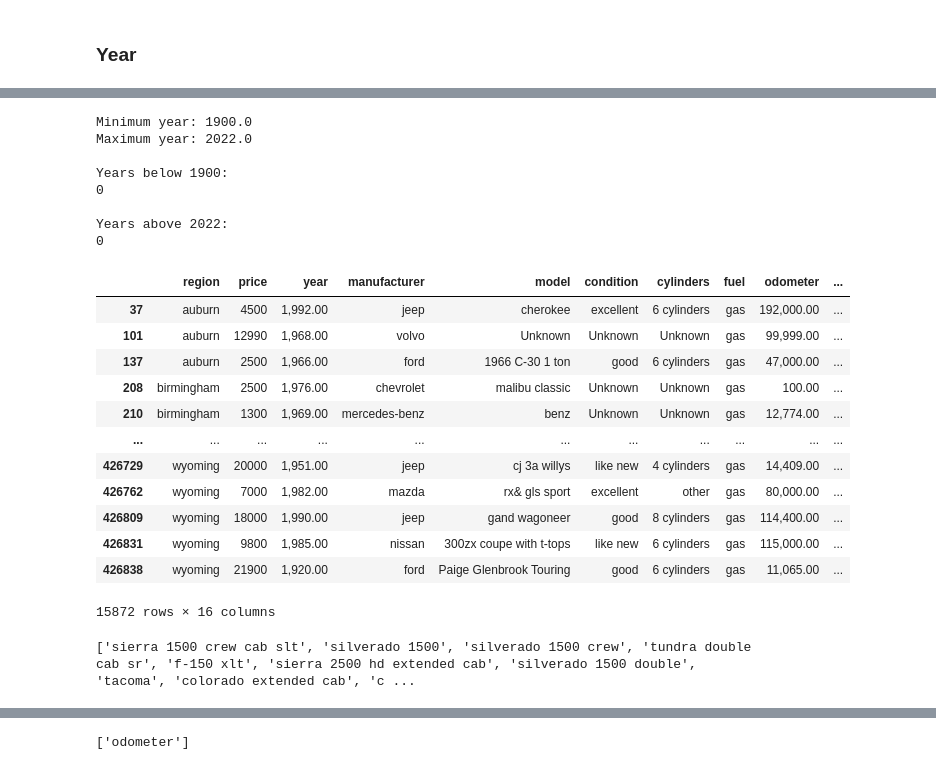
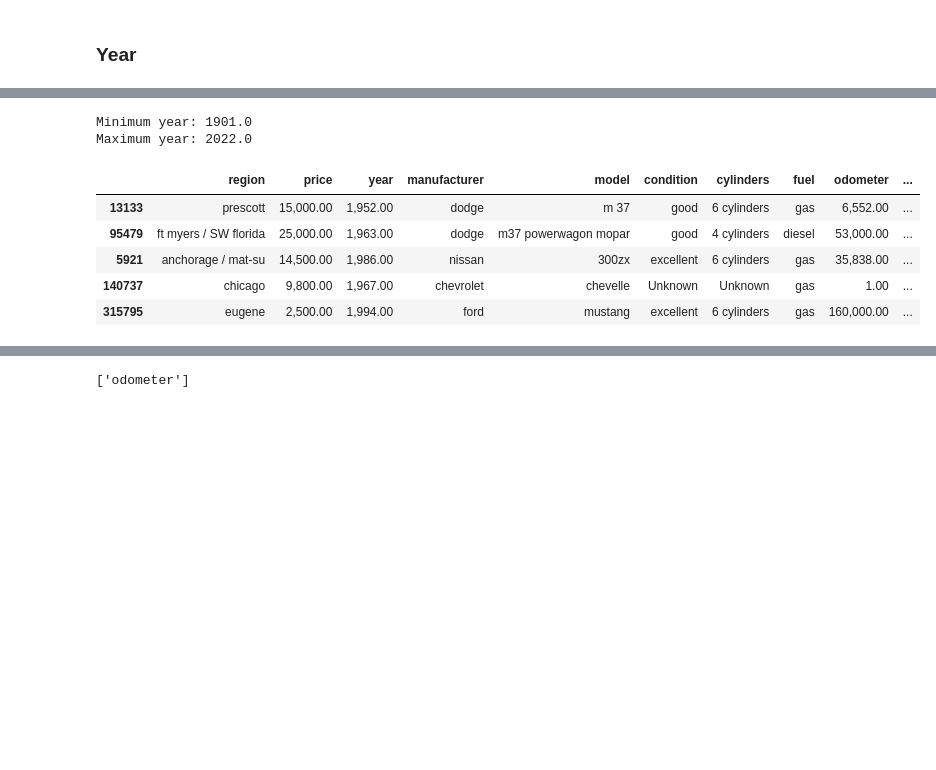
Before and after one commit to ahmed4mohamed4/machine_learning, a Jupyter notebook: projects/used_car_price/model/main.ipynb, the cells around one changed output, grey strips where cells are left out. Saved outputs shown, nothing was run; the diff lists cells and outputs as text; code cells hidden in the pictures; blank space fills up the shorter version.

```diff
--- a/projects/used_car_price/model/main.ipynb
+++ b/projects/used_car_price/model/main.ipynb
@@ -300,0 +351,2 @@ plt.show ()
+# %%
+df.loc[df["year"] == 1900, "year"] = np.nan
@@ -557,3 +550,22 @@ df['model'] = df['model'].replace (missing_values, np.nan)
+# %%
+missing_values = [
+    'nan',
+
+    'all', 'All', 'ALL', 'any', 'Any', 'ANY',
+    'NONE', 'etc', 'etc.', 'also', 'many',
+
+    'New', 'car', 'Car', 'cars', 'You',
+    'Xxx', 'Xx', 'junk', 'Junk', 'inc',
+
+    '%', ':', '-', '.', '♿', '0', '1234', 'll', 'ak',
+
+    'p', 'a', 'A', 'c', 'C', 'e', 'f', 'g', 'G', 'h',
+    'H', 'i', 'm', 'N', 'O', 'R', 's', 't', 'v', 'x', 'z',
+
+    'any and all'
+]
+
+df['model'] = df['model'].replace (missing_values, np.nan)
 # %%
 task = {
     "columns": ['model'],
@@ -751,18 +722,0 @@ print (df[df["price"] > 500_000]["price"].unique ().tolist ())
-# %%
-suspicious_prices = [
-    987654321,
-    99999999,
-    1111111,
-    1111111111,
-    123456789,
-    1234567890,
-    1234567,
-    1666666,
-    12345678,
-    777777,
-    11111111,
-    113456789,
-    999999
-]
-
-df = df [~df ["price"].isin (suspicious_prices)]
@@ -805,5 +733,5 @@ append_to_to_do (task)
 # %%
-df = df [df["price"] <= 500_000]
+df = df[(df["price"] <= 500_000) | (df["price"].isna())]
 # %%
 (df["price"] > 500_000).sum ()
 # %% [output]
@@ -1015,50 +932,27 @@ Percentage: 3.72%
 # %%
 print("Minimum year:", df["year"].min())
 print("Maximum year:", df["year"].max())
-
-print("\nYears below 1900:")
-print((df["year"] < 1900).sum())
-
-print("\nYears above 2022:")
-print((df["year"] > 2022).sum())
 # %% [output]
-Minimum year: 1900.0
+Minimum year: 1901.0
 Maximum year: 2022.0
-
-Years below 1900:
-0
-
-Years above 2022:
-0
 # %%
 Q1 = df["year"].quantile(0.25)
 Q3 = df["year"].quantile(0.75)
 IQR = Q3 - Q1
 
 lower_bound = Q1 - 1.5 * IQR
 upper_bound = Q3 + 1.5 * IQR
 
 year_outliers = df[
     (df["year"] < lower_bound) |
     (df["year"] > upper_bound)
 ]
 
-year_outliers
+year_outliers.sample (5)
 # %% [output]
 |  | region | price | year | manufacturer | model | condition | cylinders | fuel | odometer | ... |
-| 37 | auburn | 4500 | 1,992.00 | jeep | cherokee | excellent | 6 cylinders | gas | 192,000.00 | ... |
-| 101 | auburn | 12990 | 1,968.00 | volvo | Unknown | Unknown | Unknown | gas | 99,999.00 | ... |
-| 137 | auburn | 2500 | 1,966.00 | ford | 1966 C-30 1 ton | good | 6 cylinders | gas | 47,000.00 | ... |
-| 208 | birmingham | 2500 | 1,976.00 | chevrolet | malibu classic | Unknown | Unknown | gas | 100.00 | ... |
-| 210 | birmingham | 1300 | 1,969.00 | mercedes-benz | benz | Unknown | Unknown | gas | 12,774.00 | ... |
-| ... | ... | ... | ... | ... | ... | ... | ... | ... | ... | ... |
-| 426729 | wyoming | 20000 | 1,951.00 | jeep | cj 3a willys | like new | 4 cylinders | gas | 14,409.00 | ... |
-| 426762 | wyoming | 7000 | 1,982.00 | mazda | rx& gls sport | excellent | other | gas | 80,000.00 | ... |
-| 426809 | wyoming | 18000 | 1,990.00 | jeep | gand wagoneer | good | 8 cylinders | gas | 114,400.00 | ... |
-| 426831 | wyoming | 9800 | 1,985.00 | nissan | 300zx coupe with t-tops | like new | 6 cylinders | gas | 115,000.00 | ... |
-| 426838 | wyoming | 21900 | 1,920.00 | ford | Paige Glenbrook Touring | good | 6 cylinders | gas | 11,065.00 | ... |
+| 13133 | prescott | 15,000.00 | 1,952.00 | dodge | m 37 | good | 6 cylinders | gas | 6,552.00 | ... |
+| 95479 | ft myers / SW florida | 25,000.00 | 1,963.00 | dodge | m37 powerwagon mopar | good | 4 cylinders | diesel | 53,000.00 | ... |
+| 5921 | anchorage / mat-su | 14,500.00 | 1,986.00 | nissan | 300zx | excellent | 6 cylinders | gas | 35,838.00 | ... |
+| 140737 | chicago | 9,800.00 | 1,967.00 | chevrolet | chevelle | Unknown | Unknown | gas | 1.00 | ... |
+| 315795 | eugene | 2,500.00 | 1,994.00 | ford | mustang | excellent | 6 cylinders | gas | 160,000.00 | ... |
-15872 rows × 16 columns
-# %%
-print (df ['model'].unique ().tolist ())
-# %% [output]
-['sierra 1500 crew cab slt', 'silverado 1500', 'silverado 1500 crew', 'tundra double cab sr', 'f-150 xlt', 'sierra 2500 hd extended cab', 'silverado 1500 double', 'tacoma', 'colorado extended cab', 'c ...
```
Also changed, not shown: parts of 118 cells of this notebook.
